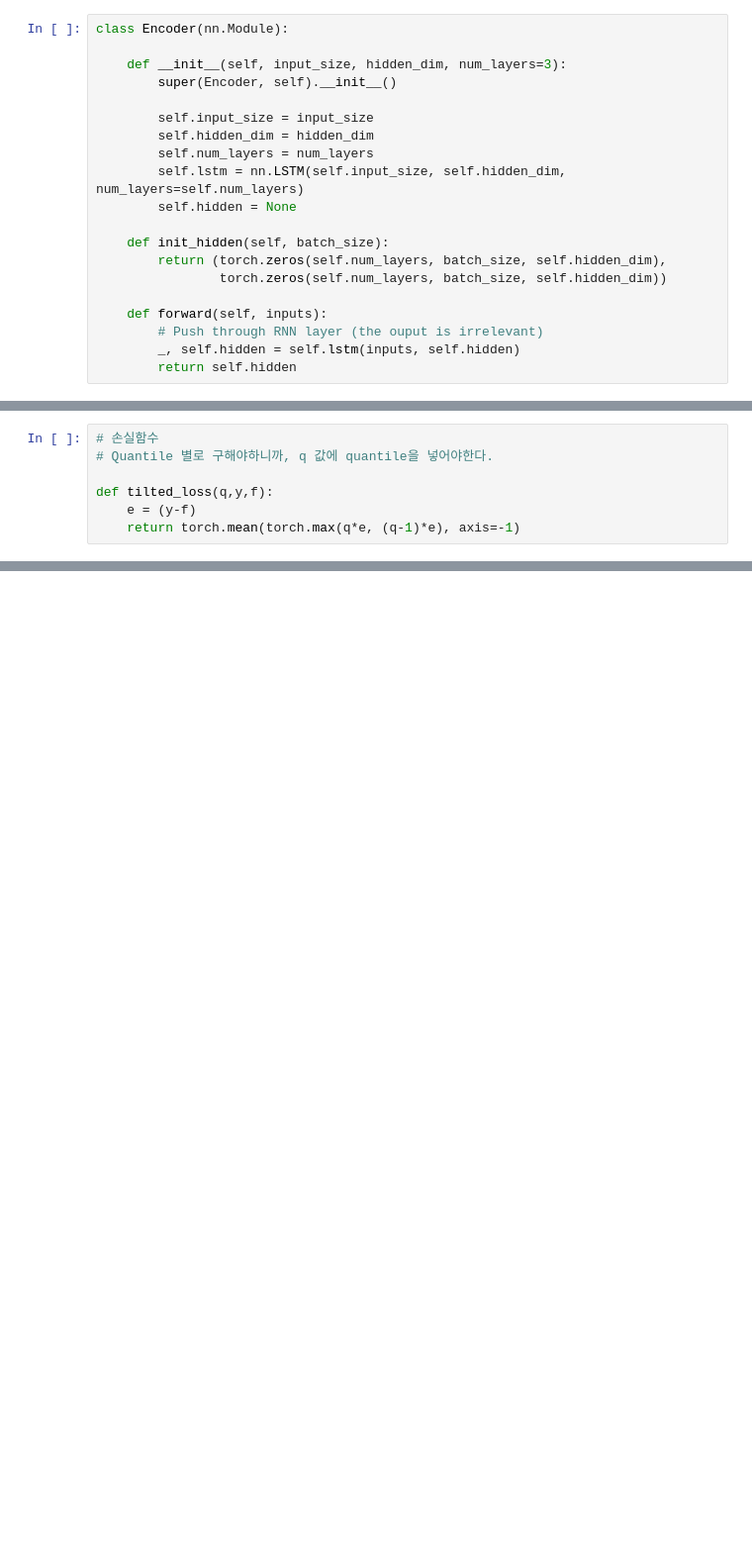
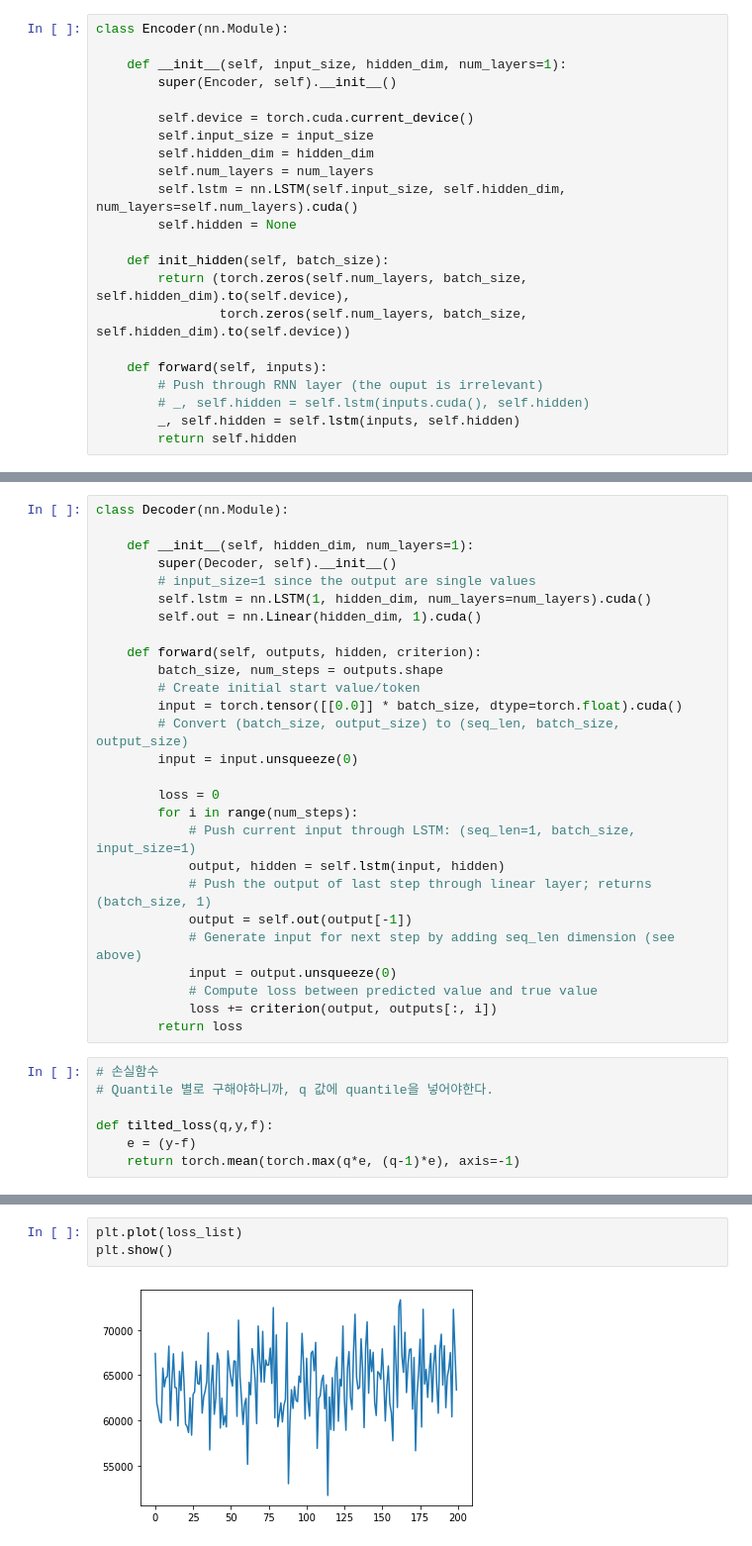
Before and after one commit to marvelous-koala/unlimited_power, a Jupyter notebook: working__/LSTM_mk3.ipynb, the cells around one changed output, grey strips where cells are left out. Shown at 99% size. Saved outputs shown, nothing was run; the diff lists cells and outputs as text; blank space fills up the shorter version.

```diff
--- a/working__/LSTM_mk3.ipynb
+++ b/working__/LSTM_mk3.ipynb
@@ -77,21 +87,23 @@ n_features = 6
 # %%
 class Encoder(nn.Module):
 
-    def __init__(self, input_size, hidden_dim, num_layers=3):
+    def __init__(self, input_size, hidden_dim, num_layers=1):
         super(Encoder, self).__init__()
 
+        self.device = torch.cuda.current_device()
         self.input_size = input_size
         self.hidden_dim = hidden_dim
         self.num_layers = num_layers
-        self.lstm = nn.LSTM(self.input_size, self.hidden_dim, num_layers=self.num_layers)
+        self.lstm = nn.LSTM(self.input_size, self.hidden_dim, num_layers=self.num_layers).cuda()
         self.hidden = None
 
     def init_hidden(self, batch_size):
-        return (torch.zeros(self.num_layers, batch_size, self.hidden_dim),
-                torch.zeros(self.num_layers, batch_size, self.hidden_dim))
+        return (torch.zeros(self.num_layers, batch_size, self.hidden_dim).to(self.device),
+                torch.zeros(self.num_layers, batch_size, self.hidden_dim).to(self.device))
 
     def forward(self, inputs):
         # Push through RNN layer (the ouput is irrelevant)
+        # _, self.hidden = self.lstm(inputs.cuda(), self.hidden)
         _, self.hidden = self.lstm(inputs, self.hidden)
         return self.hidden
 # %%
@@ -124,3 +136,30 @@ class Decoder(nn.Module):
+# %%
+class Decoder(nn.Module):
+
+    def __init__(self, hidden_dim, num_layers=1):
+        super(Decoder, self).__init__()
+        # input_size=1 since the output are single values
+        self.lstm = nn.LSTM(1, hidden_dim, num_layers=num_layers).cuda()
+        self.out = nn.Linear(hidden_dim, 1).cuda()
+
+    def forward(self, outputs, hidden, criterion):
+        batch_size, num_steps = outputs.shape
+        # Create initial start value/token
+        input = torch.tensor([[0.0]] * batch_size, dtype=torch.float).cuda()
+        # Convert (batch_size, output_size) to (seq_len, batch_size, output_size)
+        input = input.unsqueeze(0)
+
+        loss = 0
+        for i in range(num_steps):
+            # Push current input through LSTM: (seq_len=1, batch_size, input_size=1)
+            output, hidden = self.lstm(input, hidden)
+            # Push the output of last step through linear layer; returns (batch_size, 1)
+            output = self.out(output[-1])
+            # Generate input for next step by adding seq_len dimension (see above)
+            input = output.unsqueeze(0)
+            # Compute loss between predicted value and true value
+            loss += criterion(output, outputs[:, i])
+        return loss
 # %%
 # 손실함수
 # Quantile 별로 구해야하니까, q 값에 quantile을 넣어야한다.
@@ -131 +231,6 @@ def tilted_loss(q,y,f):
+# %%
+plt.plot(loss_list)
+plt.show()
+# %% [output]
+[figure, added]
 # %%
```
Also changed, not shown: parts of 5 cells of this notebook.
